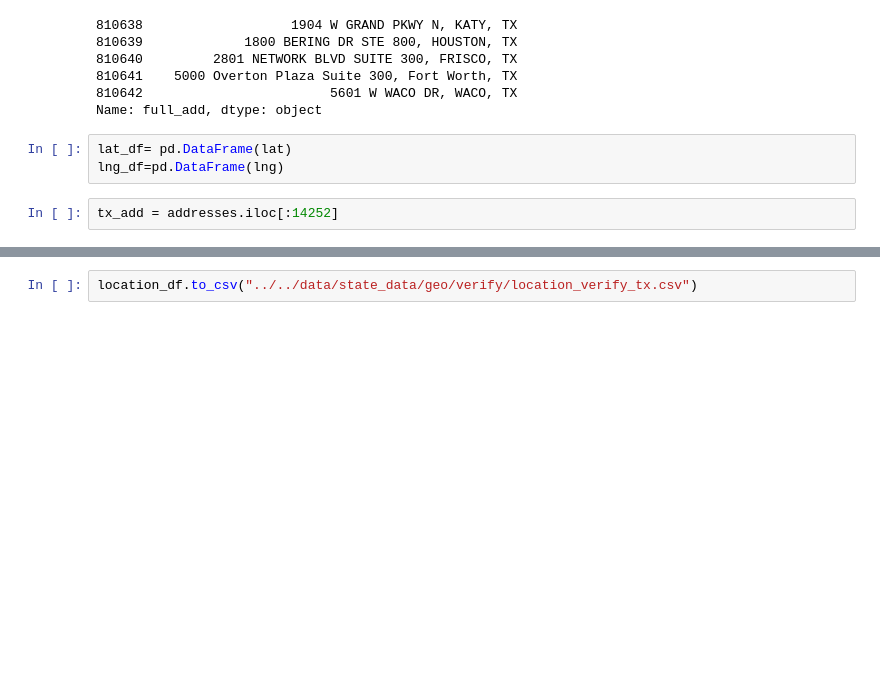
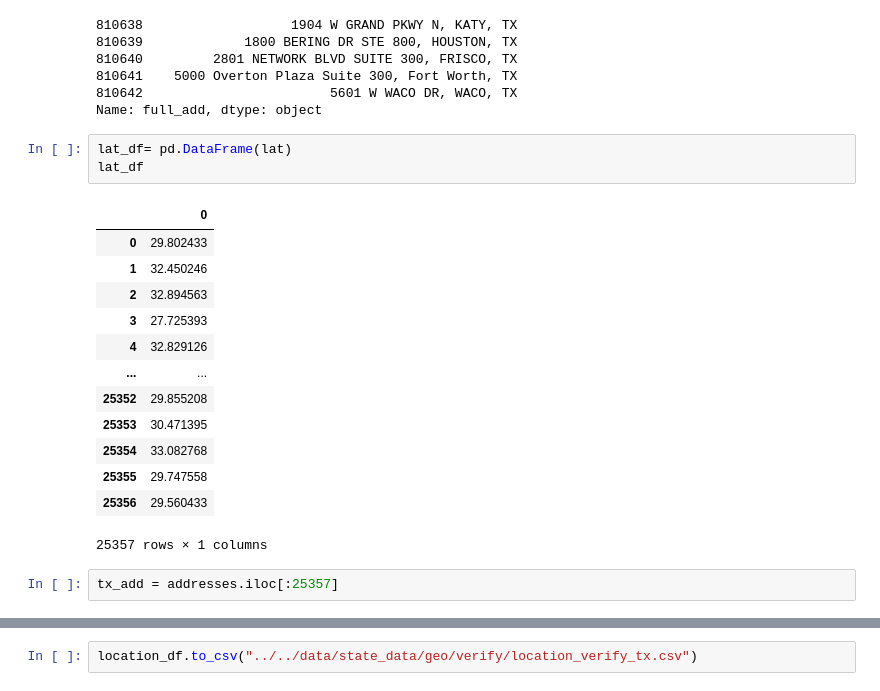
Before and after one commit to cspence001/mapdata_finalization_notebooks, a Jupyter notebook: reimagined-engine1/main_label_geo.ipynb, the cells around one changed output, grey strips where cells are left out. Drawn from its saved outputs; the diff is of its cells as text; blank space fills up the shorter version.

```diff
--- a/reimagined-engine1/main_label_geo.ipynb
+++ b/reimagined-engine1/main_label_geo.ipynb
@@ -171,9 +156,23 @@ addresses.head()
 Name: full_add, dtype: object
 # %%
 lat_df= pd.DataFrame(lat)
-lng_df=pd.DataFrame(lng)
+lat_df
+# %% [output]
+|  | 0 |
+| 0 | 29.802433 |
+| 1 | 32.450246 |
+| 2 | 32.894563 |
+| 3 | 27.725393 |
+| 4 | 32.829126 |
+| ... | ... |
+| 25352 | 29.855208 |
+| 25353 | 30.471395 |
+| 25354 | 33.082768 |
+| 25355 | 29.747558 |
+| 25356 | 29.560433 |
+25357 rows × 1 columns
 # %%
-tx_add = addresses.iloc[:14252]
+tx_add = addresses.iloc[:25357]
 # %%
 pd.set_option('display.max_columns', None)
 pd.set_option('display.expand_frame_repr', False)
```
Also changed, not shown: parts of 14 cells of this notebook.
